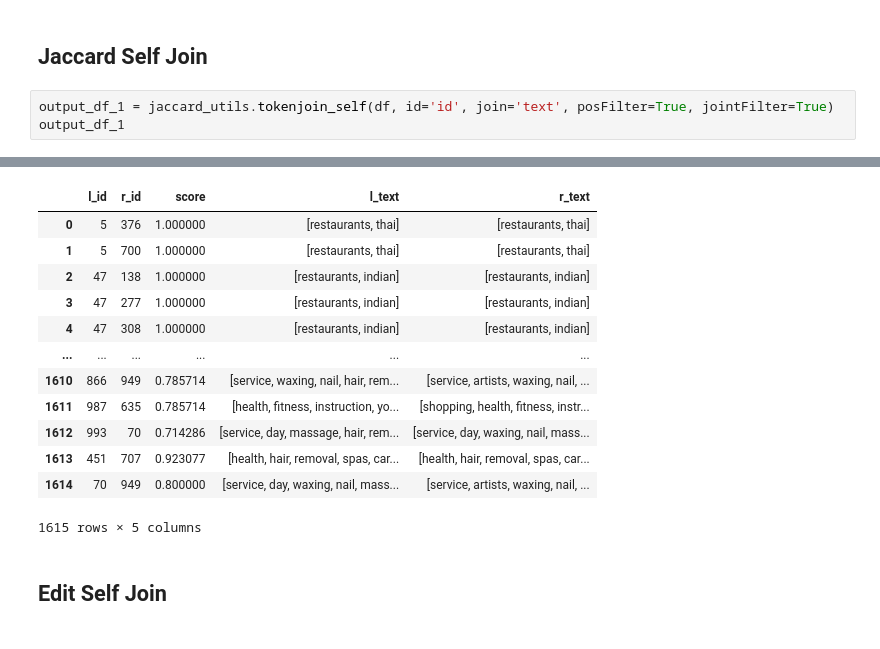
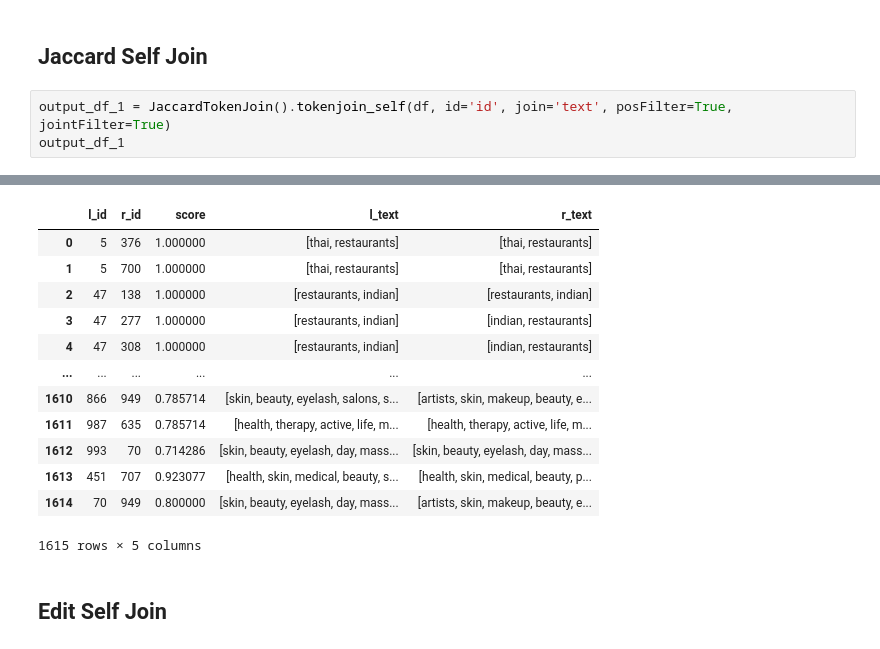
Before and after one commit to alexZeakis/pyTokenJoin, a Jupyter notebook: Total demo.ipynb, the cells around one changed output, grey strips where cells are left out. Drawn from its saved outputs; the diff is of its cells as text.

```diff
--- a/Total demo.ipynb
+++ b/Total demo.ipynb
@@ -34,7 +34,7 @@ df
 # %% [markdown]
 ## Jaccard Self Join
 # %%
-output_df_1 = jaccard_utils.tokenjoin_self(df, id='id', join='text', posFilter=True, jointFilter=True)
+output_df_1 = JaccardTokenJoin().tokenjoin_self(df, id='id', join='text', posFilter=True, jointFilter=True)
 output_df_1
 # %% [output]
 Finished reading file. Lines read: 0. Lines skipped due to errors: 0. Num of sets: 1000. Elements per set: 6.293. Tokens per Element: 5.95741299856984
@@ -44,15 +44,15 @@ Candidates Generated: 11,625, Refined: 4,579, Verified: 1,619, Survived: 1,615
 |  | l_id | r_id | score | l_text | r_text |
-| 0 | 5 | 376 | 1.000000 | [restaurants, thai] | [restaurants, thai] |
-| 1 | 5 | 700 | 1.000000 | [restaurants, thai] | [restaurants, thai] |
+| 0 | 5 | 376 | 1.000000 | [thai, restaurants] | [thai, restaurants] |
+| 1 | 5 | 700 | 1.000000 | [thai, restaurants] | [thai, restaurants] |
 | 2 | 47 | 138 | 1.000000 | [restaurants, indian] | [restaurants, indian] |
-| 3 | 47 | 277 | 1.000000 | [restaurants, indian] | [restaurants, indian] |
-| 4 | 47 | 308 | 1.000000 | [restaurants, indian] | [restaurants, indian] |
+| 3 | 47 | 277 | 1.000000 | [restaurants, indian] | [indian, restaurants] |
+| 4 | 47 | 308 | 1.000000 | [restaurants, indian] | [indian, restaurants] |
 | ... | ... | ... | ... | ... | ... |
-| 1610 | 866 | 949 | 0.785714 | [service, waxing, nail, hair, rem... | [service, artists, waxing, nail, ... |
-| 1611 | 987 | 635 | 0.785714 | [health, fitness, instruction, yo... | [shopping, health, fitness, instr... |
-| 1612 | 993 | 70 | 0.714286 | [service, day, massage, hair, rem... | [service, day, waxing, nail, mass... |
-| 1613 | 451 | 707 | 0.923077 | [health, hair, removal, spas, car... | [health, hair, removal, spas, car... |
-| 1614 | 70 | 949 | 0.800000 | [service, day, waxing, nail, mass... | [service, artists, waxing, nail, ... |
+| 1610 | 866 | 949 | 0.785714 | [skin, beauty, eyelash, salons, s... | [artists, skin, makeup, beauty, e... |
+| 1611 | 987 | 635 | 0.785714 | [health, therapy, active, life, m... | [health, therapy, active, life, m... |
+| 1612 | 993 | 70 | 0.714286 | [skin, beauty, eyelash, day, mass... | [skin, beauty, eyelash, day, mass... |
+| 1613 | 451 | 707 | 0.923077 | [health, skin, medical, beauty, s... | [health, skin, medical, beauty, p... |
+| 1614 | 70 | 949 | 0.800000 | [skin, beauty, eyelash, day, mass... | [artists, skin, makeup, beauty, e... |
 1615 rows × 5 columns
 # %% [markdown]
 ## Edit Self Join
```
Also changed, not shown: parts of 9 cells of this notebook, 3 other files.
